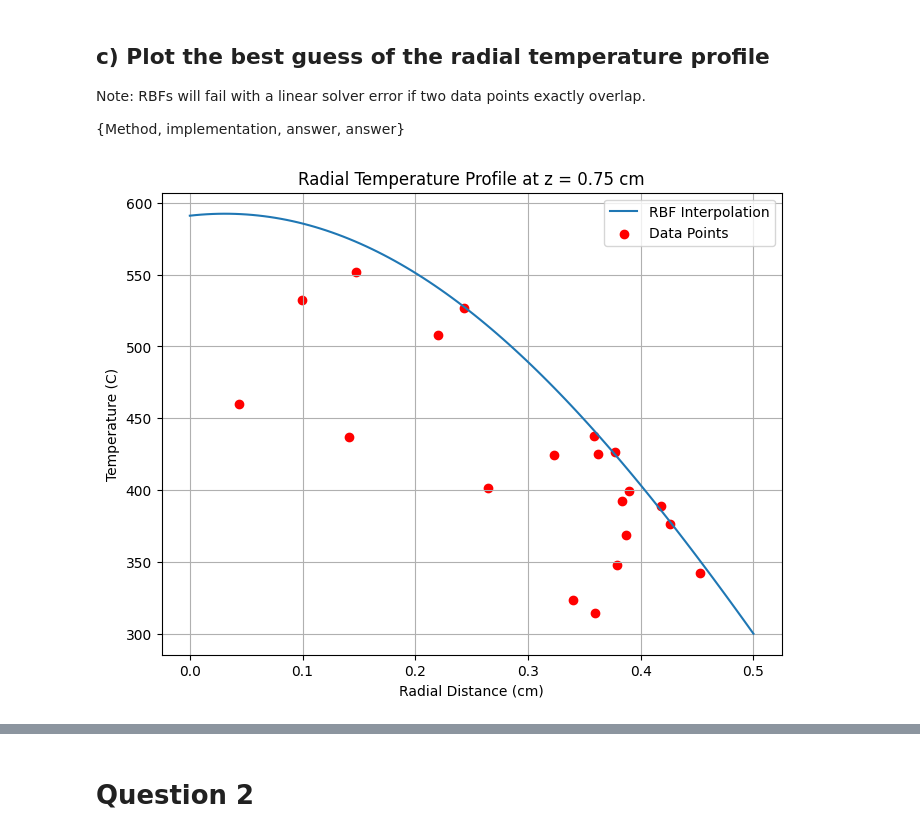
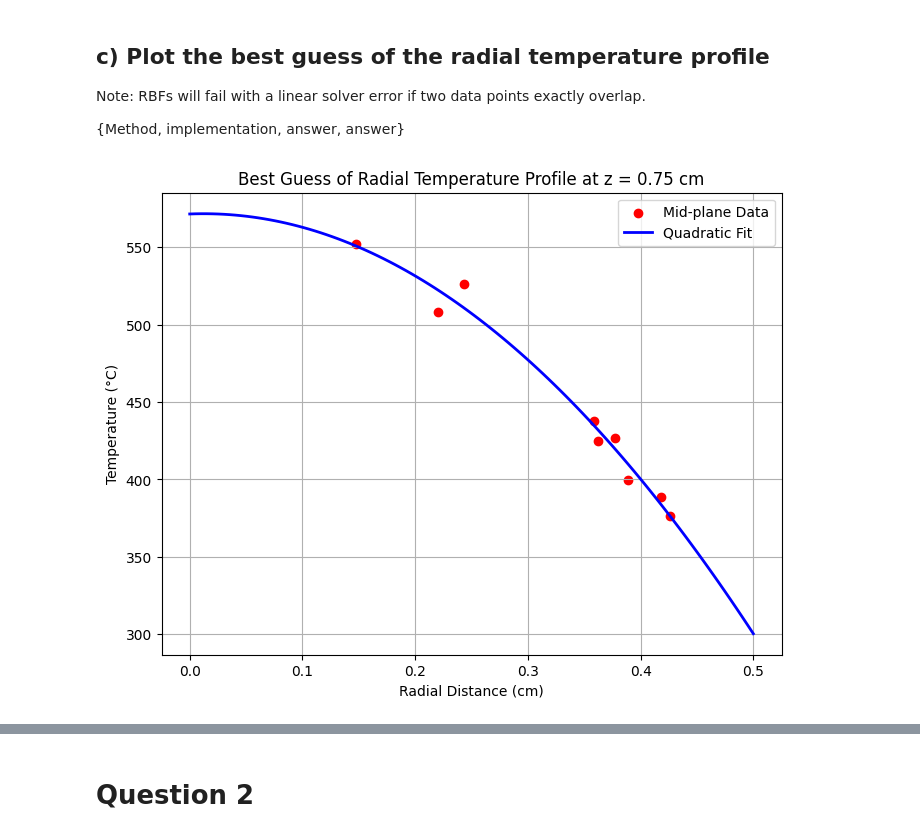
Before and after one commit to n-zaheer/3nm4, a Jupyter notebook: Copy_of_Assignment_2.ipynb, the cells around one changed output, grey strips where cells are left out. Drawn from its saved outputs; the diff is of its cells as text; code cells hidden in the pictures.

```diff
--- a/Copy_of_Assignment_2.ipynb
+++ b/Copy_of_Assignment_2.ipynb
@@ -52,13 +52,10 @@ Note: RBFs will fail with a linear solver error if two data points exactly overl
 
 {Method, implementation, answer, answer}
 # %%
-from scipy.spatial.distance import cdist
-from scipy.linalg import solve
 import matplotlib.pyplot as plt
 import numpy as np
+from numpy.polynomial.polynomial import Polynomial
 
-# Load the data
-# 20 data points presented in columns: | x | y | z | T |, measurements in cm
 data = np.array([
     [5.1690e-02, 2.3766e-01, 6.7059e-01, 5.2645e+02],
     [1.1353e-01, 9.4708e-02, 5.3856e-01, 5.5201e+02],
@@ -67,100 +64,54 @@ data = np.array([
     [8.9225e-02, 3.7293e-01, 1.1270e+00, 3.9234e+02],
     [1.9001e-01, 3.7240e-01, 8.4774e-01, 3.8872e+02],
     [5.4849e-02, 3.5425e-01, 5.7478e-01, 4.3784e+02],
     [1.7001e-01, 2.0241e-01, 1.2960e+00, 4.0159e+02],
     [2.0606e-01, 3.1594e-01, 6.4077e-01, 4.2652e+02],
     [2.5382e-01, 2.5859e-01, 4.8610e-01, 4.2481e+02],
     [5.6038e-02, 8.2231e-02, 4.2029e-01, 5.3244e+02],
     [3.1242e-01, 8.0489e-02, 1.1530e+00, 4.2453e+02],
     [6.0186e-02, 4.4891e-01, 3.9941e-01, 3.4207e+02],
     [1.5070e-01, 3.4794e-01, 1.5595e-01, 3.4750e+02],
     [1.8215e-01, 3.4388e-01, 1.0478e+00, 3.9963e+02],
     [1.1633e-01, 4.1011e-01, 5.5001e-01, 3.7611e+02],
     [1.2377e-01, 3.3703e-01, 3.7672e-02, 3.1423e+02],
     [4.6378e-02, 3.3653e-01, 1.4434e+00, 3.2345e+02],
     [2.9063e-02, 3.2584e-02, 2.3977e-01, 4.5993e+02],
     [2.1162e-02, 3.8590e-01, 2.5905e-01, 3.6901e+02]
 ])
 
-# Define the RBF kernel function (Gaussian RBF)
-def gaussian_rbf(r, epsilon):
-    return np.exp(-(epsilon * r)**2)
 
-# Extract x, y, z coordinates and temperature T from the data
-x, y, z, T = data[:, 0], data[:, 1], data[:, 2], data[:, 3]
+#extract x, y, z, and T from the data
+x = data[:, 0]
+y = data[:, 1]
+z = data[:, 2]
+T = data[:, 3]
 
-# Calculate radial distance from the center (0,0)
+#calculate radial distance from the center (0,0), assuming the center of the cylinder is at (0,0) in the xy plane
 r = np.sqrt(x**2 + y**2)
 
-# Define the points for interpolation (along the radius at z = 0.75)
-# We are considering the middle of the pellet, z = 0.75 cm
-# The radius of the pellet is 0.5 cm (diameter is 1 cm)
-r_interp = np.linspace(0, 0.5, 100)
-z_interp = 0.75 * np.ones_like(r_interp)
-x_interp = r_interp # Assuming we are plotting along the x-axis for visualization purposes
-y_interp = np.zeros_like(r_interp) # Assuming we are plotting along the x-axis for visualization purposes
+#filter mid-plane data (z ≈ 0.75 cm)
+mid_plane_tolerance = 0.3 #taking data points where the z-coordinate is +- 0.3 cm of z = 0.75cm
+mask = np.abs(z - 0.75) <= mid_plane_tolerance
+r_mid, T_mid = r[mask], T[mask]
 
-# Combine the data points and the boundary points
-# The boundary condition is T = 300 C at r = 0.5 and any z. We'll add points at z=0.75
-r_boundary = 0.5
-z_boundary = 0.75
-T_boundary = 300
-# Add a few boundary points around the circumference at z=0.75
-theta = np.linspace(0, 2*np.pi, 10)
-x_boundary = r_boundary * np.cos(theta)
-y_boundary = r_boundary * np.sin(theta)
-z_boundary_points = z_boundary * np.ones_like(theta)
-T_boundary_points = T_boundary * np.ones_like(theta)
+#fit quadratic polynomial where T(r) = a*r^2 + b*r + c
+poly_coeffs = np.polyfit(r_mid, T_mid, 2)
+poly = Polynomial(poly_coeffs[::-1]) #reverse coefficients
 
-# Combine all points (data and boundary)
-all_x = np.concatenate((x, x_boundary))
-all_y = np.concatenate((y, y_boundary))
-all_z = np.concatenate((z, z_boundary_points))
-all_T = np.concatenate((T, T_boundary_points))
+#evaluate fit from center to surface
+R = 0.5 #radius of 1cm diameter pellet
+r_eval = np.linspace(0, R, 100)
+T_eval = poly(r_eval)
 
-# Create a matrix of distances between all pairs of points
-dist_matrix = cdist(np.vstack([all_x, all_y, all_z]).T, np.vstack([all_x, all_y, all_z]).T, metric='euclidean')
-
-# Choose an epsilon value for the RBF (this may require tuning)
-epsilon = 1
-
-# Calculate the RBF matrix
-rbf_matrix = gaussian_rbf(dist_matrix, epsilon)
-
-
-# Add a small regularization parameter to the diagonal
-rbf_matrix += np.eye(rbf_matrix.shape[0]) * 1e-6
-
-
-# Solve for the weights (lambda)
-weights = solve(rbf_matrix, all_T)
-
-
-# Create interpolation points in 3D space
-interp_points = np.vstack([x_interp, y_interp, z_interp]).T
-
-
-# Calculate distances between interpolation points and all data/boundary points
-dist_interp_matrix = cdist(interp_points, np.vstack([all_x, all_y, all_z]).T, metric='euclidean')
-
-
-# Calculate the RBF values for the interpolation points
-rbf_interp_matrix = gaussian_rbf(dist_interp_matrix, epsilon)
-
-
-# Calculate the interpolated temperature values
-T_interp = np.dot(rbf_interp_matrix, weights)
-
-
-# Plot the radial temperature profile
+#plot
 plt.figure(figsize=(8, 6))
-plt.plot(r_interp, T_interp, label='RBF Interpolation')
-plt.scatter(r, T, color='red', label='Data Points')
+plt.scatter(r_mid, T_mid, color='red', label='Mid-plane Data')
+plt.plot(r_eval, T_eval, color='blue', linewidth=2, label='Quadratic Fit')
 plt.xlabel('Radial Distance (cm)')
-plt.ylabel('Temperature (C)')
-plt.title('Radial Temperature Profile at z = 0.75 cm')
+plt.ylabel('Temperature (°C)')
+plt.title('Best Guess of Radial Temperature Profile at z = 0.75 cm')
+plt.grid(True)
 plt.legend()
-plt.grid(True)
 plt.show()
 # %% [output]
-[figure, old version]
+[figure, new version]
```
Also changed, not shown: parts of 1 cell of this notebook.
